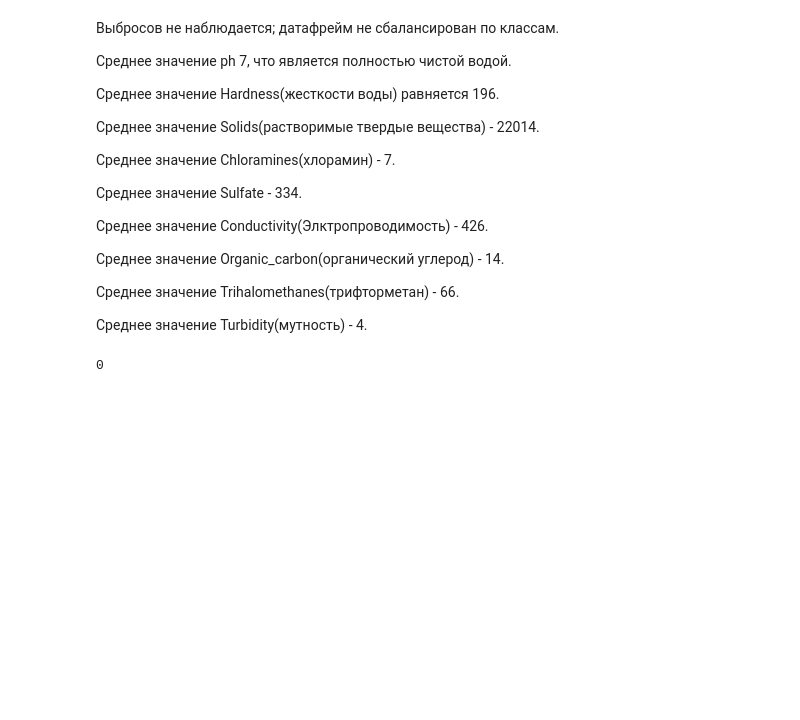
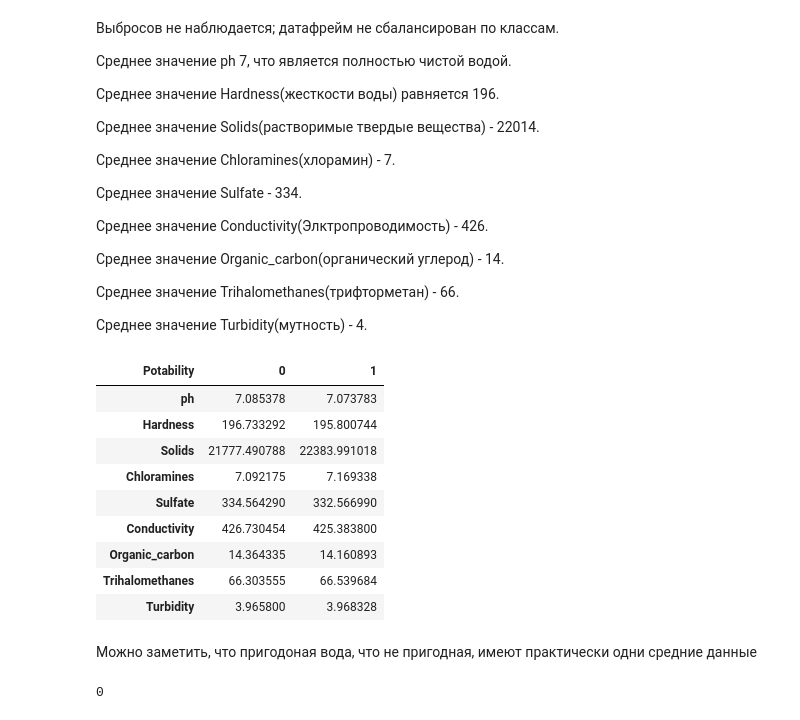
Before and after one commit to VetUps/-, a Jupyter notebook: Ахкамова_Кильдибаева_Чернов_22П_1_Water (3).ipynb, the cells around one changed output. Saved outputs shown, nothing was run; the diff lists cells and outputs as text; code cells hidden in the pictures; blank space fills up the shorter version.

```diff
--- a/Ахкамова_Кильдибаева_Чернов_22П_1_Water (3).ipynb
+++ b/Ахкамова_Кильдибаева_Чернов_22П_1_Water (3).ipynb
@@ -200,6 +208,21 @@ df.describe()
 Среднее значение Trihalomethanes(трифторметан) - 66.
 
 Среднее значение Turbidity(мутность) - 4.
+# %%
+df.groupby('Potability').mean().T
+# %% [output]
+| Potability | 0 | 1 |
+| ph | 7.085378 | 7.073783 |
+| Hardness | 196.733292 | 195.800744 |
+| Solids | 21777.490788 | 22383.991018 |
+| Chloramines | 7.092175 | 7.169338 |
+| Sulfate | 334.564290 | 332.566990 |
+| Conductivity | 426.730454 | 425.383800 |
+| Organic_carbon | 14.364335 | 14.160893 |
+| Trihalomethanes | 66.303555 | 66.539684 |
+| Turbidity | 3.965800 | 3.968328 |
+# %% [markdown]
+Можно заметить, что пригодоная вода, что не пригодная, имеют практически одни средние данные
 # %%
 df.duplicated().sum()
 # %% [output]
```
Also changed, not shown: parts of 60 cells of this notebook.
